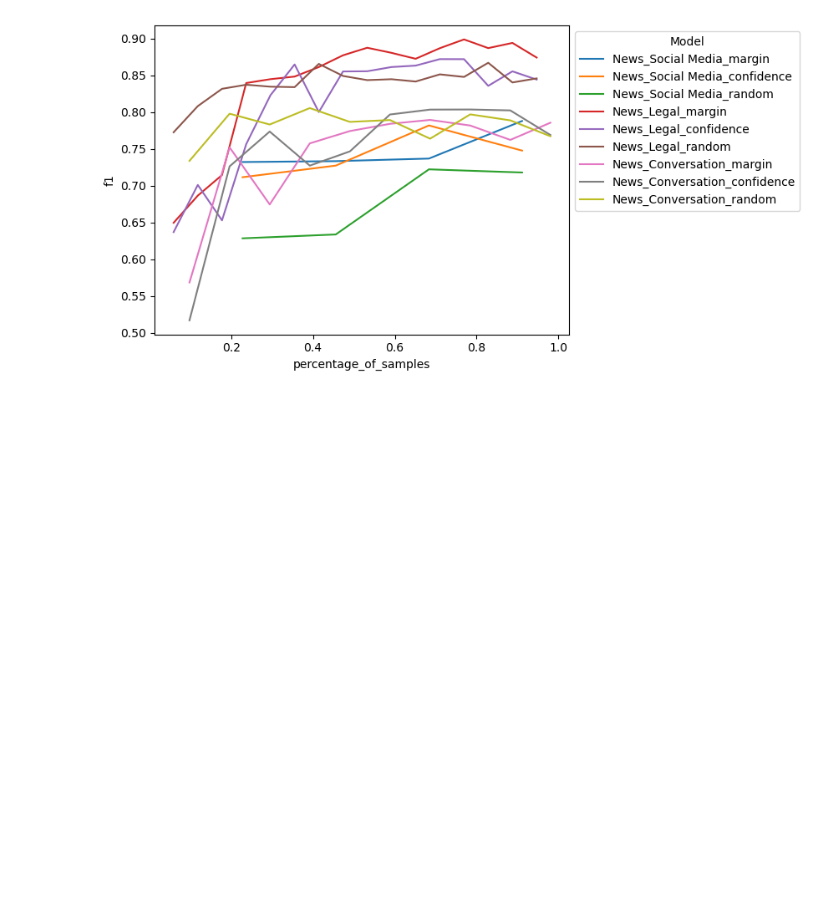
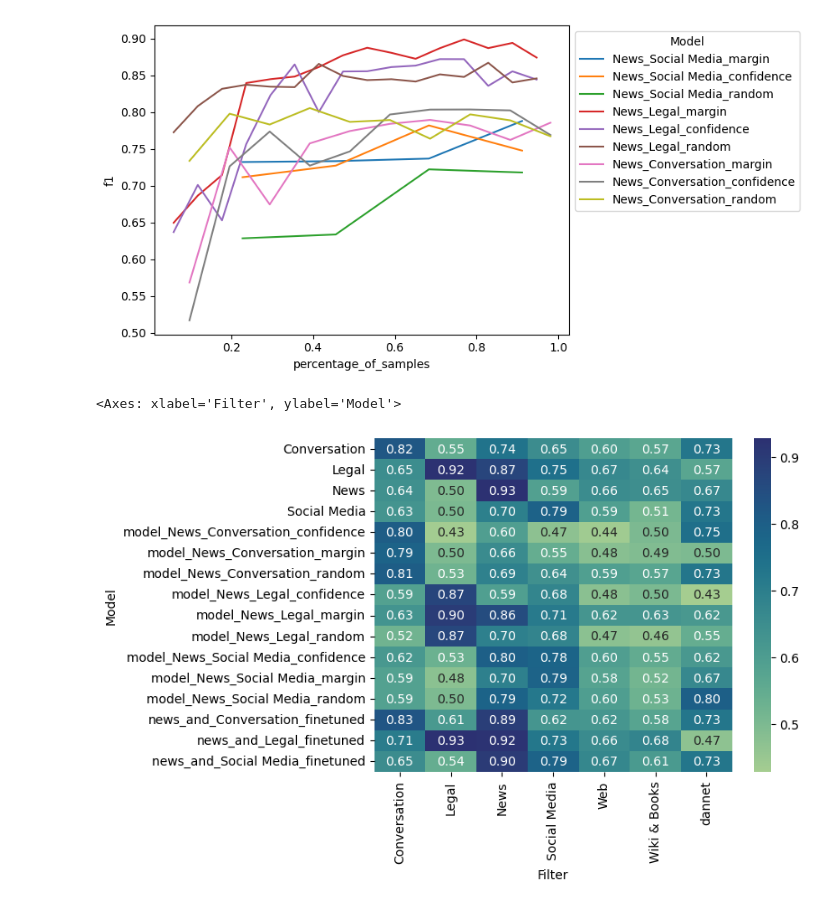
Before and after one commit to krusand/CrossNER-Active-Learning, a Jupyter notebook: spanf1.ipynb, the cells around one changed output. Saved outputs shown, nothing was run; the diff lists cells and outputs as text; code cells hidden in the pictures; blank space fills up the shorter version.

```diff
--- a/spanf1.ipynb
+++ b/spanf1.ipynb
@@ -147,3 +139,31 @@ sns.lineplot(data = pd.concat(dfs), x="percentage_of_samples", y="f1", hue="Mode
 sns.move_legend(ax, "upper left", bbox_to_anchor=(1, 1))
 # %% [output]
 [figure]
+# %%
+reg2_f1 = {key: val for key, val in reg_f1.items() if key in ["Social Media", "Conversation","Legal","News"]}
+
+
+with open("f1_scores/f1_scores_news_on_filter.pkl", "rb") as fp:
+    news_on_filter_f1 = dict()
+    for key, val in pickle.load(fp).items():
+        val.pop(None)
+        news_on_filter_f1[key] = val
+
+
+news_on_filter_f1.update(ALS_f1)
+news_on_filter_f1.update(reg2_f1)
+
+dfs = []
+
+
+for model_type in news_on_filter_f1.keys():
+    dfs.append(pd.DataFrame({'Model': [model_type]*7,
+                'Filter': news_on_filter_f1[model_type].keys(),
+                'F1_scores': news_on_filter_f1[model_type].values()}))
+
+
+
+sns.heatmap(pd.concat(dfs).pivot(index="Model", columns="Filter", values="F1_scores"), annot=True, fmt='.2f',cmap=sns.color_palette("crest", as_cmap=True))
+# %% [output]
+<Axes: xlabel='Filter', ylabel='Model'>
+[figure, added]
```
Also changed, not shown: parts of 4 cells of this notebook, 3 other files.
